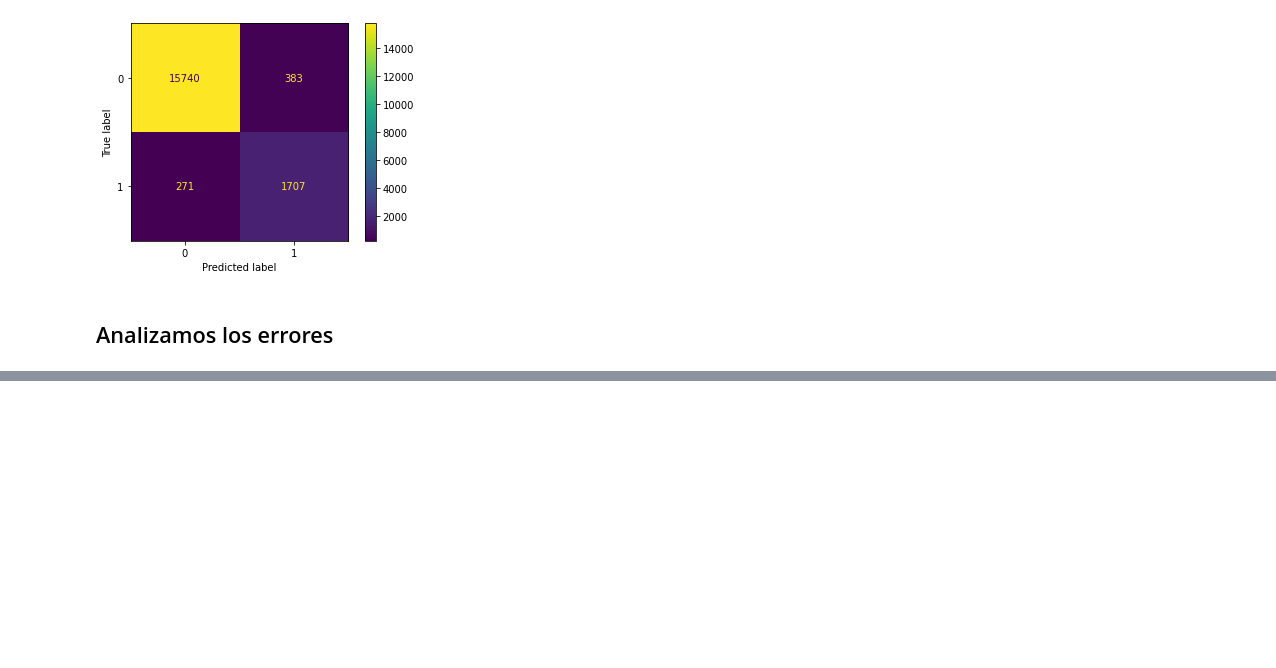
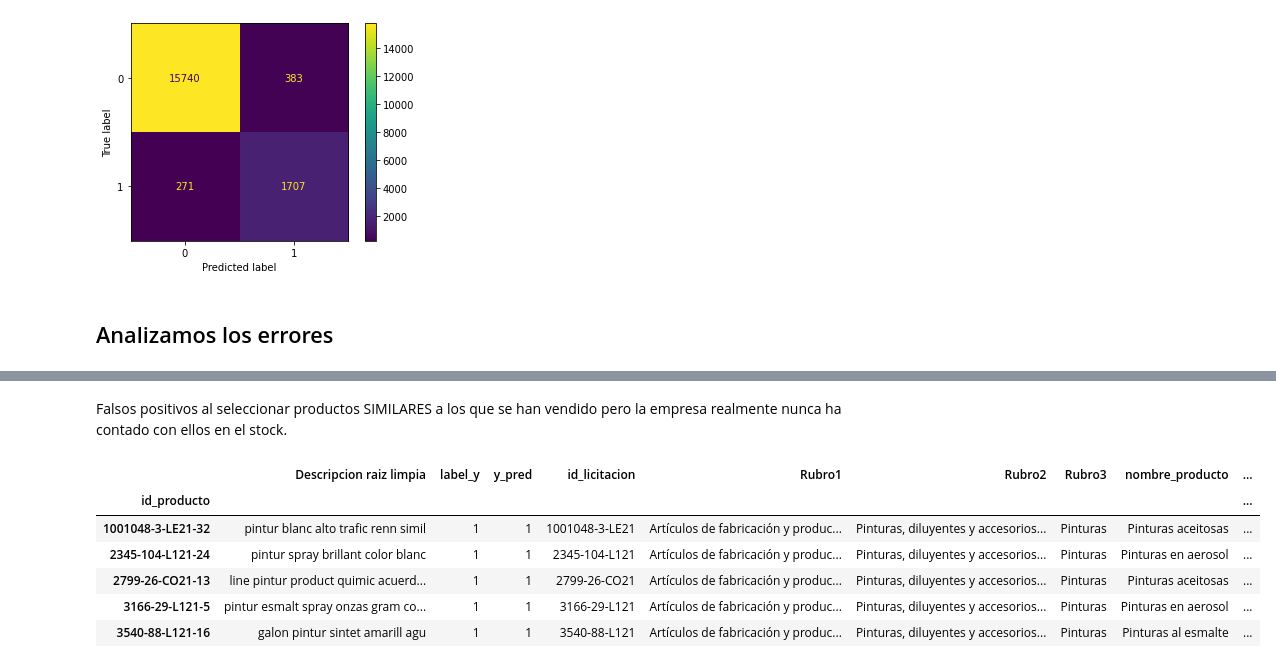
Before and after one commit to metalkutz/juanito_v2.0, a Jupyter notebook: Modelos/mod_reg_logist.ipynb, the cells around one changed output, grey strips where cells are left out. Drawn from its saved outputs; the diff is of its cells as text; code cells hidden in the pictures; blank space fills up the shorter version.

Commit message:
Casos de falsos positivos

```diff
--- a/Modelos/mod_reg_logist.ipynb
+++ b/Modelos/mod_reg_logist.ipynb
@@ -376,0 +422,14 @@ data
+# %% [markdown]
+Falsos positivos al seleccionar productos SIMILARES
+a los que se han vendido pero la empresa realmente nunca ha contado con ellos en el stock.
+# %%
+#Productos que se han vendido y que si existen en el inventario
+dfe[(dfe['label_y']==1)&(dfe['y_pred']==1)&(dfe['Rubro3']=='Pinturas')]
+# %% [output]
+|  | Descripcion raiz limpia | label_y | y_pred | id_licitacion | Rubro1 | Rubro2 | Rubro3 | nombre_producto | ... |
+| id_producto |  |  |  |  |  |  |  |  | ... |
+| 1001048-3-LE21-32 | pintur blanc alto trafic renn simil | 1 | 1 | 1001048-3-LE21 | Artículos de fabricación y produc... | Pinturas, diluyentes y accesorios... | Pinturas | Pinturas aceitosas | ... |
+| 2345-104-L121-24 | pintur spray brillant color blanc | 1 | 1 | 2345-104-L121 | Artículos de fabricación y produc... | Pinturas, diluyentes y accesorios... | Pinturas | Pinturas en aerosol | ... |
+| 2799-26-CO21-13 | line pintur product quimic acuerd... | 1 | 1 | 2799-26-CO21 | Artículos de fabricación y produc... | Pinturas, diluyentes y accesorios... | Pinturas | Pinturas aceitosas | ... |
+| 3166-29-L121-5 | pintur esmalt spray onzas gram co... | 1 | 1 | 3166-29-L121 | Artículos de fabricación y produc... | Pinturas, diluyentes y accesorios... | Pinturas | Pinturas en aerosol | ... |
+| 3540-88-L121-16 | galon pintur sintet amarill agu | 1 | 1 | 3540-88-L121 | Artículos de fabricación y produc... | Pinturas, diluyentes y accesorios... | Pinturas | Pinturas al esmalte | ... |
```
Also changed, not shown: parts of 18 cells of this notebook.
